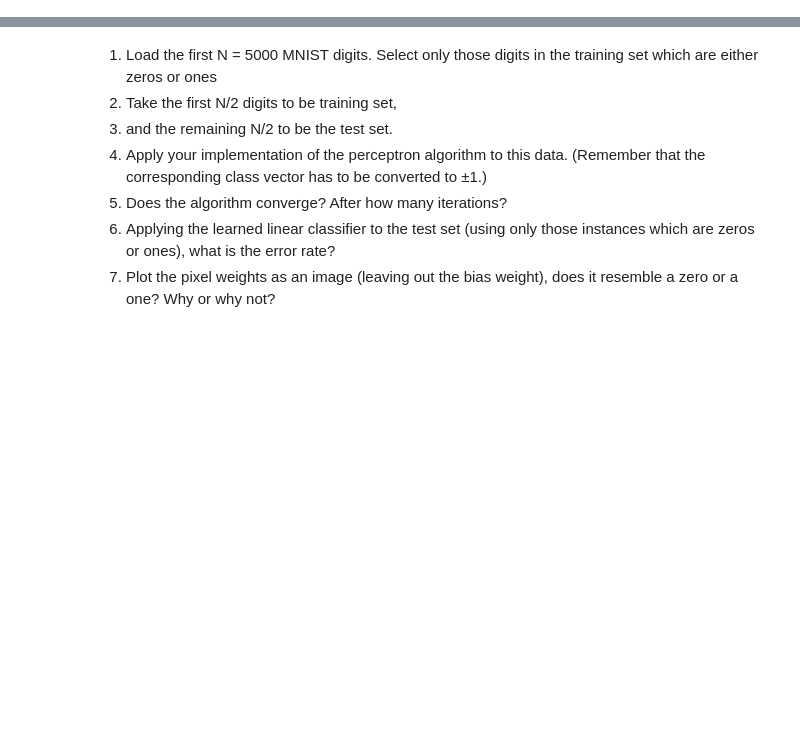
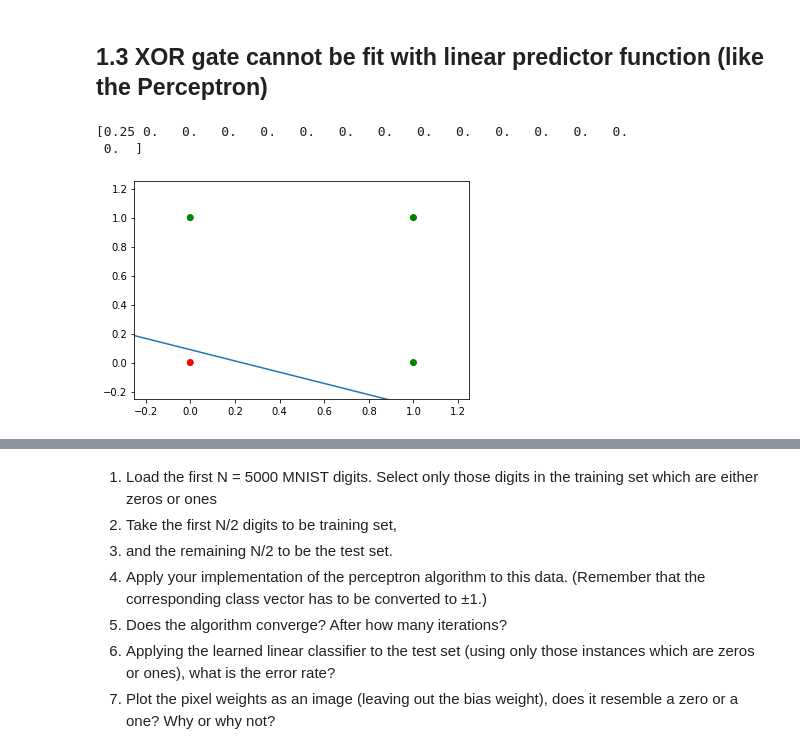
Before and after one commit to Kasparow/ml_project, a Jupyter notebook: task1.ipynb, the cells around one changed output, grey strips where cells are left out. Cells and saved outputs as stored; diff of their text form; code cells hidden in the pictures; blank space fills up the shorter version.

```diff
--- a/task1.ipynb
+++ b/task1.ipynb
@@ -0,0 +128,21 @@
+# %% [markdown]
+## 1.3 XOR gate cannot be fit with linear predictor function (like the Perceptron)
+# %%
+# Learning the decision boundary
+
+case = dataset["or"]
+X = np.array(case["X"])
+y = np.array(case["y"])
+
+# 1. concatenate bias vector shape (1, X.nrows) into X
+coefs, cls_errors = perceptron.fit(perceptron.insert_intercept(X), y, max_epochs=15)  # including intercept @ idx 0
+print(cls_errors)
+
+x1 = np.linspace(-0.5, 1.5, 10)
+x2 = perceptron.decision_function2d(x1, coefs)
+
+perceptron.plot_graph(X, y, x1, x2)
+# %% [output]
+[0.25 0.   0.   0.   0.   0.   0.   0.   0.   0.   0.   0.   0.   0.
+ 0.  ]
+[figure, added]
```
Also changed, not shown: parts of 19 cells of this notebook.
